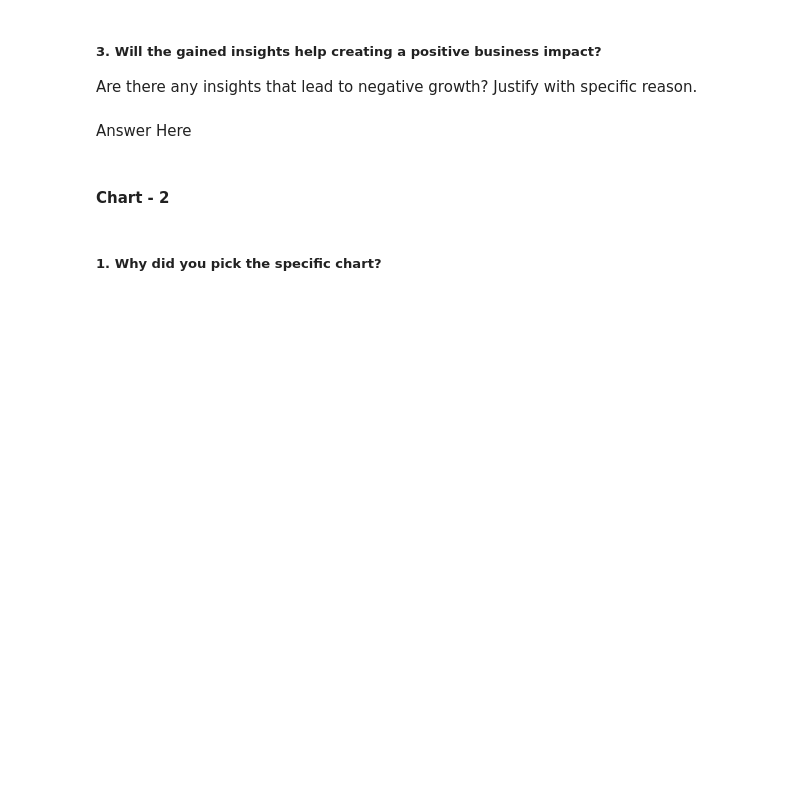
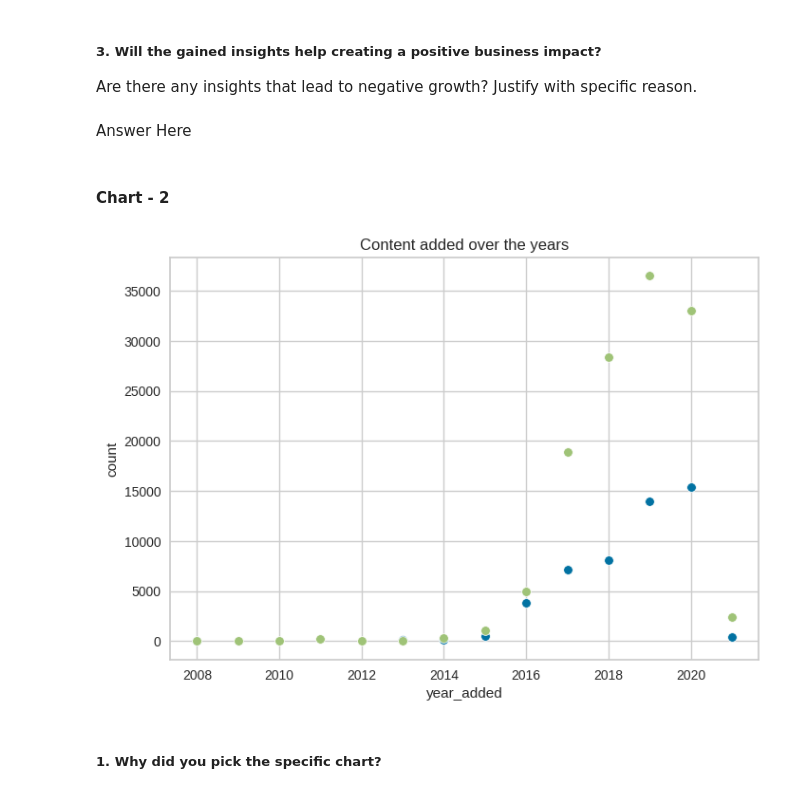
Before and after one commit to DharmendraYadav96/Netflix-Movies-and-TV-Shows-Clustering, a Jupyter notebook: Netflix_Movies_and_TV_Shows_Clustering.ipynb, the cells around one changed output. Cells and saved outputs as stored; diff of their text form; code cells hidden in the pictures; blank space fills up the shorter version.

```diff
--- a/Netflix_Movies_and_TV_Shows_Clustering.ipynb
+++ b/Netflix_Movies_and_TV_Shows_Clustering.ipynb
@@ -447,33 +746,29 @@ Are there any insights that lead to negative growth? Justify with specific reaso
 # %% [markdown]
 Answer Here
 # %% [markdown]
-#### Chart - 2
+#### **Chart - 2**
 # %%
 # Chart - 2 visualization code
 # Plot growth of the contents over the years.
 tv_show = df[df["type"] == "TV Show"]
 movie = df[df["type"] == "Movie"]
 
 col = "year_added"
 
 content_1 = tv_show[col].value_counts().reset_index()
 content_1 = content_1.rename(columns = {col : "count", "index" : col})
 content_1 = content_1.sort_values(col)
 
 content_2 = movie[col].value_counts().reset_index()
 content_2 = content_2.rename(columns = {col : "count", "index" : col})
 content_2 = content_2.sort_values(col)
 
-trace1 = go.Scatter(x=content_1[col], y=content_1["count"], name="TV Shows", marker=dict(color="#db0000"))
-trace2 = go.Scatter(x=content_2[col], y=content_2["count"], name="Movies", marker=dict(color="#564d4d"))
-
-data = [trace1, trace2]
-layout = go.Layout(title="Content added over the years",title_x=0.47, legend=dict(x=0.4, y=1.1, orientation="h"))
-fig = go.Figure(data, layout=layout)
-
-fig.write_image("images/content_added_over_year.png", scale=5)
-fig.show('png')
-# fig.show()
+trace1 = sns.scatterplot(x=content_1[col], y=content_1["count"])
+trace2 = sns.scatterplot(x=content_2[col], y=content_2["count"])
+plt.title('Content added over the years')
+plt.show()
+# %% [output]
+[figure, added]
 # %% [markdown]
 ##### 1. Why did you pick the specific chart?
 # %% [markdown]
```
Also changed, not shown: parts of 63 cells of this notebook.
